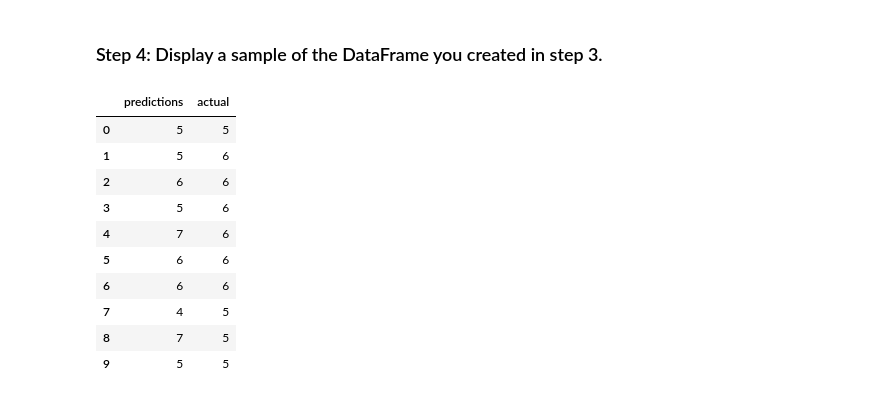
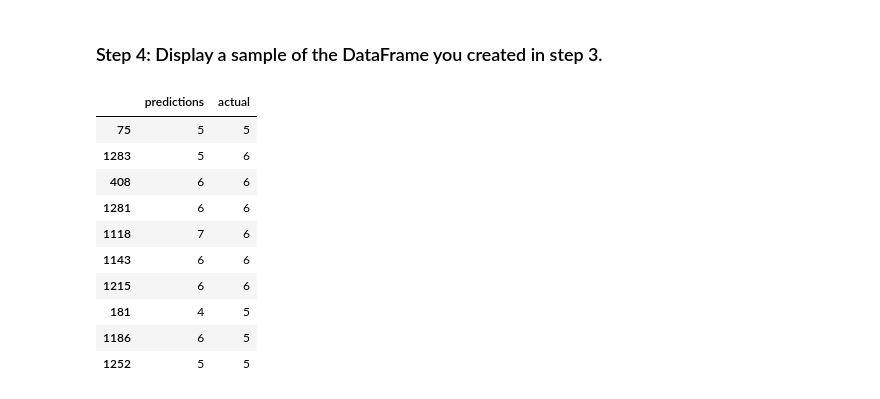
Before and after one commit to rstanbaugh/student_loan_risk_eval, a Jupyter notebook: student_loans_with_deep_learning.ipynb, the cells around one changed output. Drawn from its saved outputs; the diff is of its cells as text; code cells hidden in the pictures.

Commit message:
working model

```diff
--- a/student_loans_with_deep_learning.ipynb
+++ b/student_loans_with_deep_learning.ipynb
@@ -214,11 +221,14 @@ nn.save(file_path)
 ### Step 1: Reload your saved model.
 # %%
 # Set the model's file path
+file_path = Path("./saved_models/student_loans.h5")
 
 
 # Load the model to a new object
+nn_imported = tf.keras.models.load_model(file_path)
 # %% [markdown]
 ### Step 2: Make predictions on the testing data.
 # %%
 # Make predictions on the testing data
+predictions = (nn_imported.predict(X_test_scaled)).round().astype("int32")
 # %% [output]
@@ -227,19 +252,21 @@ nn.save(file_path)
 ### Step 3: Create a DataFrame to compare the predictions with the actual values.
 # %%
 # Create a DataFrame to compare the predictions with the actual values
+results = pd.DataFrame({"predictions": predictions.ravel(), "actual": y_test})
 # %% [markdown]
 ### Step 4: Display a sample of the DataFrame you created in step 3.
 # %%
 # Display sample data
+results.head(10)
 # %% [output]
 |  | predictions | actual |
-| 0 | 5 | 5 |
-| 1 | 5 | 6 |
-| 2 | 6 | 6 |
-| 3 | 5 | 6 |
-| 4 | 7 | 6 |
-| 5 | 6 | 6 |
-| 6 | 6 | 6 |
-| 7 | 4 | 5 |
-| 8 | 7 | 5 |
-| 9 | 5 | 5 |
+| 75 | 5 | 5 |
+| 1283 | 5 | 6 |
+| 408 | 6 | 6 |
+| 1281 | 6 | 6 |
+| 1118 | 7 | 6 |
+| 1143 | 6 | 6 |
+| 1215 | 6 | 6 |
+| 181 | 4 | 5 |
+| 1186 | 6 | 5 |
+| 1252 | 5 | 5 |
```
Also changed, not shown: parts of 11 cells of this notebook, 1 other file.
